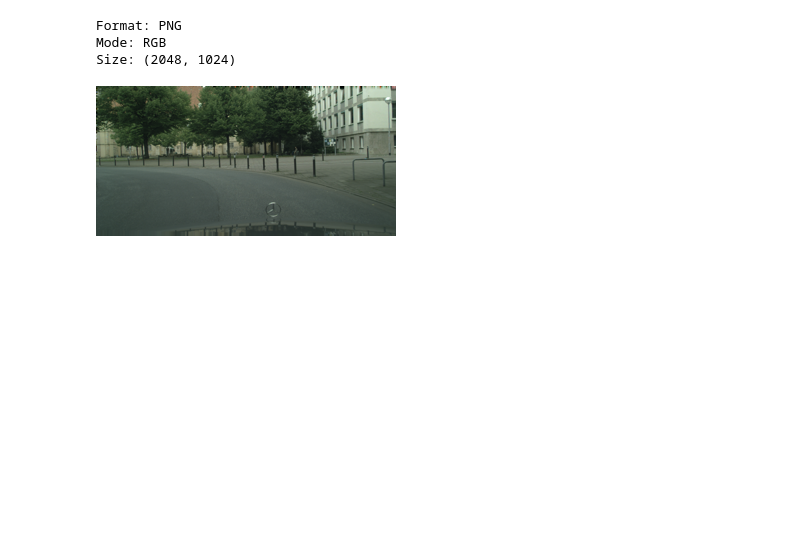
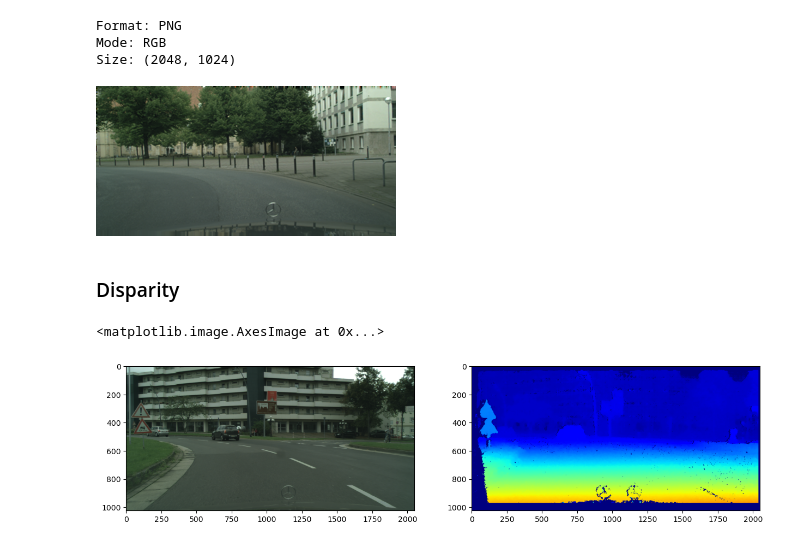
Before and after one commit to wimlooijmans/CloudyPoints, a Jupyter notebook: EDA.ipynb, the cells around one changed output. Cells and saved outputs as stored; diff of their text form; code cells hidden in the pictures; blank space fills up the shorter version.

Commit message:
Added disparity map and explanation to EDA

```diff
--- a/EDA.ipynb
+++ b/EDA.ipynb
@@ -27,7 +27,7 @@ Set paths
 path_cityscapes = paths_to_data["Cityscapes"]
 path_cityscapes_leftImg8bit = path_cityscapes / 'leftImg8bit_trainvaltest (11GB)' / 'leftImg8bit'
 path_cityscapes_rightImg8bit = path_cityscapes / 'rightImg8bit_trainvaltest (11GB)' / 'rightImg8bit'
-path_cityscapes_disparity = path_cityscapes / 'disparity_trainvaltest (3.5GB)'
+path_cityscapes_disparity = path_cityscapes / 'disparity_trainvaltest (3.5GB)' / 'disparity'
 
 path_train = path_cityscapes_leftImg8bit / 'train'
 path_val = path_cityscapes_leftImg8bit / 'val'
@@ -168,3 +168,15 @@ Format: PNG
 Mode: RGB
 Size: (2048, 1024)
 [figure]
+# %% [markdown]
+### Disparity
+# %%
+path_example_disparity = path_cityscapes_disparity / 'train' / 'aachen' / 'aachen_000000_000019_disparity.png'
+example_disparity = Image.open(path_example_disparity)
+
+fig, ax = plt.subplots(1, 2, figsize=(15, 5))
+ax[0].imshow(example_image)
+ax[1].imshow(example_disparity, cmap='jet')
+# %% [output]
+<matplotlib.image.AxesImage at 0x...>
+[figure, added]
```
Also changed, not shown: 2 other files.
